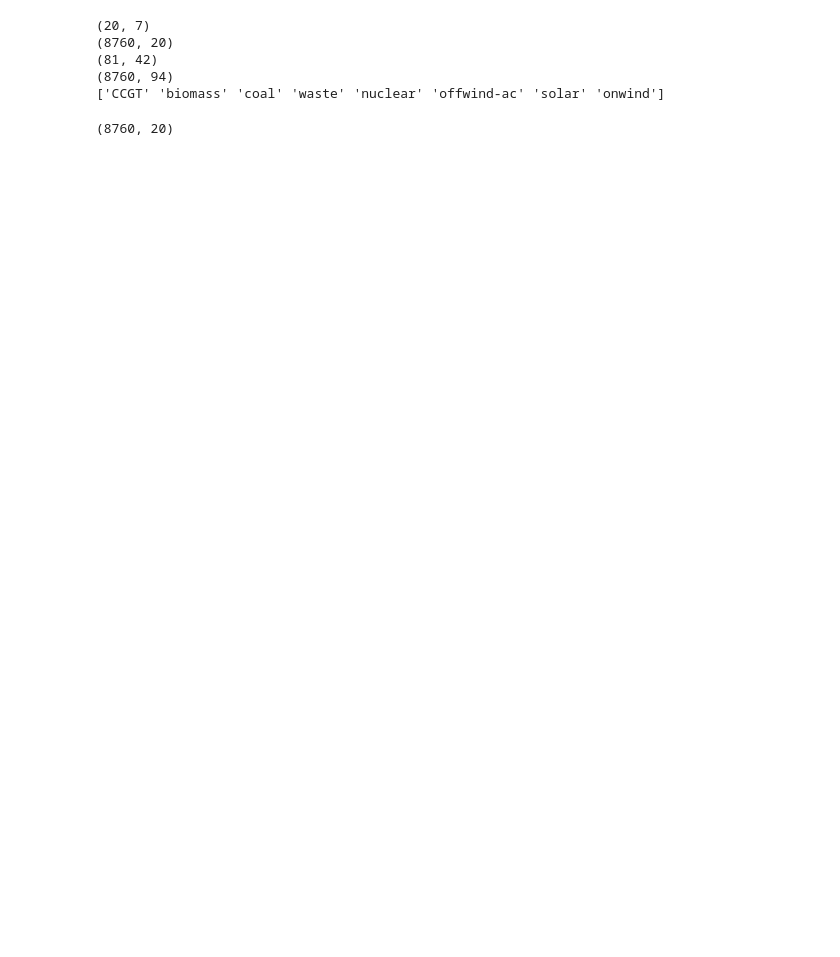
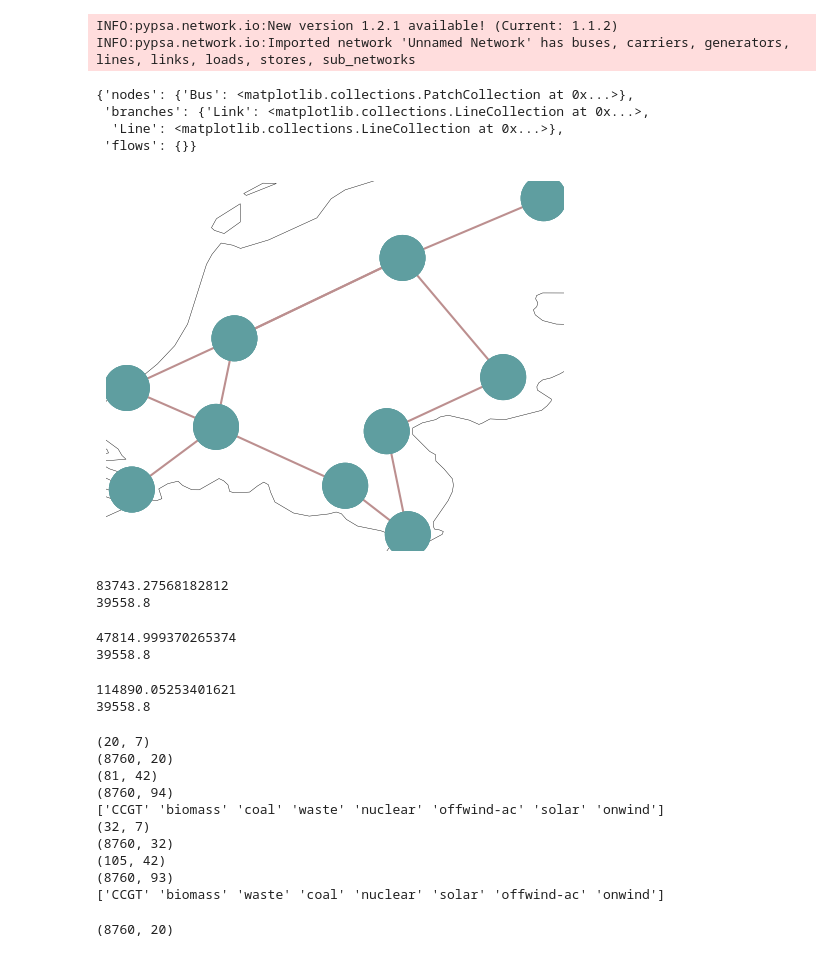
Before and after one commit to alexhtn163/locational-signals-cm, a Jupyter notebook: data/PyPSA-network.ipynb, the cells around one changed output. Drawn from its saved outputs; the diff is of its cells as text; code cells hidden in the pictures; blank space fills up the shorter version.

```diff
--- a/data/PyPSA-network.ipynb
+++ b/data/PyPSA-network.ipynb
@@ -28,11 +20,71 @@ INFO:pypsa.network.io:Imported network 'Unnamed Network' has buses, carriers, ge
+# %%
+n10 = pypsa.Network("../external/pypsa-eur/resources/nl10/networks/base_s_10_elec.nc")
+n10.plot()
+# %% [output]
+INFO:pypsa.network.io:New version 1.2.1 available! (Current: 1.1.2)
+INFO:pypsa.network.io:Imported network 'Unnamed Network' has buses, carriers, generators, lines, links, loads, stores, sub_networks
+{'nodes': {'Bus': <matplotlib.collections.PatchCollection at 0x...>},
+ 'branches': {'Link': <matplotlib.collections.LineCollection at 0x...>,
+  'Line': <matplotlib.collections.LineCollection at 0x...>},
+ 'flows': {}}
+[figure, added]
 # %%
-n.buses.to_csv("nl20_buses.csv")
 # delete H2 and battery buses
 n.buses = n.buses[~n.buses.index.isin(n.buses[n.buses.carrier == "H2"].index) & ~n.buses.index.isin(n.buses[n.buses.carrier == "battery"].index)]
+n.buses.to_csv("nl20_buses.csv")
 n.lines.to_csv("nl20_lines.csv")
 # delete generators with zero capacity
 n.generators = n.generators[n.generators.p_nom > 0]
 n.generators.to_csv("nl20_generators.csv")
+
+lines20 = pd.read_csv("nl20_lines.csv")
+lines20_cap = sum(lines20["s_nom"])
+print(lines20_cap)
+
+gens20 = pd.read_csv("nl20_generators.csv")
+gens20_cap = sum(gens20["p_nom"])
+print(gens20_cap)
+# %% [output]
+83743.27568182812
+39558.8
+# %%
+# delete H2 and battery buses
+n10.buses = n10.buses[~n10.buses.index.isin(n10.buses[n10.buses.carrier == "H2"].index) & ~n10.buses.index.isin(n10.buses[n10.buses.carrier == "battery"].index)]
+n10.buses.to_csv("nl20_buses.csv")
+n10.lines.to_csv("nl10_lines.csv")
+# delete generators with zero capacity
+n10.generators = n10.generators[n10.generators.p_nom > 0]
+n10.generators.to_csv("nl20_generators.csv")
+
+lines10 = pd.read_csv("nl10_lines.csv")
+lines10_cap = sum(lines10["s_nom"])
+print(lines10_cap)
+
+gens10 = pd.read_csv("nl10_generators.csv")
+gens10_cap = sum(gens10["p_nom"])
+print(gens10_cap)
+# %% [output]
+47814.999370265374
+39558.8
+# %%
+# delete H2 and battery buses
+n34.buses = n34.buses[~n34.buses.index.isin(n34.buses[n34.buses.carrier == "H2"].index) & ~n34.buses.index.isin(n34.buses[n34.buses.carrier == "battery"].index)]
+n34.buses.to_csv("nl34_buses.csv")
+n34.lines.to_csv("nl34_lines.csv")
+# delete generators with zero capacity
+n34.generators = n34.generators[n34.generators.p_nom > 0]
+n34.generators.to_csv("nl34_generators.csv")
+
+lines34 = pd.read_csv("nl34_lines.csv")
+lines34_cap = sum(lines34["s_nom"])
+print(lines34_cap)
+
+gens34 = pd.read_csv("nl34_generators.csv")
+gens34_cap = sum(gens34["p_nom"])
+print(gens34_cap)
+# %% [output]
+114890.05253401621
+39558.8
 # %%
 print(n.loads.shape)
 print(n.loads_t.p_set.shape)
@@ -41,12 +93,25 @@ print(n.generators.shape)
 print(n.generators_t.p_max_pu.shape)
 
 print(n.generators.carrier.unique())
+
+print(n34.loads.shape)
+print(n34.loads_t.p_set.shape)
+
+print(n34.generators.shape)
+print(n34.generators_t.p_max_pu.shape)
+
+print(n34.generators.carrier.unique())
 # %% [output]
 (20, 7)
 (8760, 20)
 (81, 42)
 (8760, 94)
 ['CCGT' 'biomass' 'coal' 'waste' 'nuclear' 'offwind-ac' 'solar' 'onwind']
+(32, 7)
+(8760, 32)
+(105, 42)
+(8760, 93)
+['CCGT' 'biomass' 'waste' 'coal' 'nuclear' 'solar' 'offwind-ac' 'onwind']
 # %%
 # map each load to its bus
 load_to_bus = n.loads["bus"]
```
Also changed, not shown: parts of 20 cells of this notebook, 52 other files.
